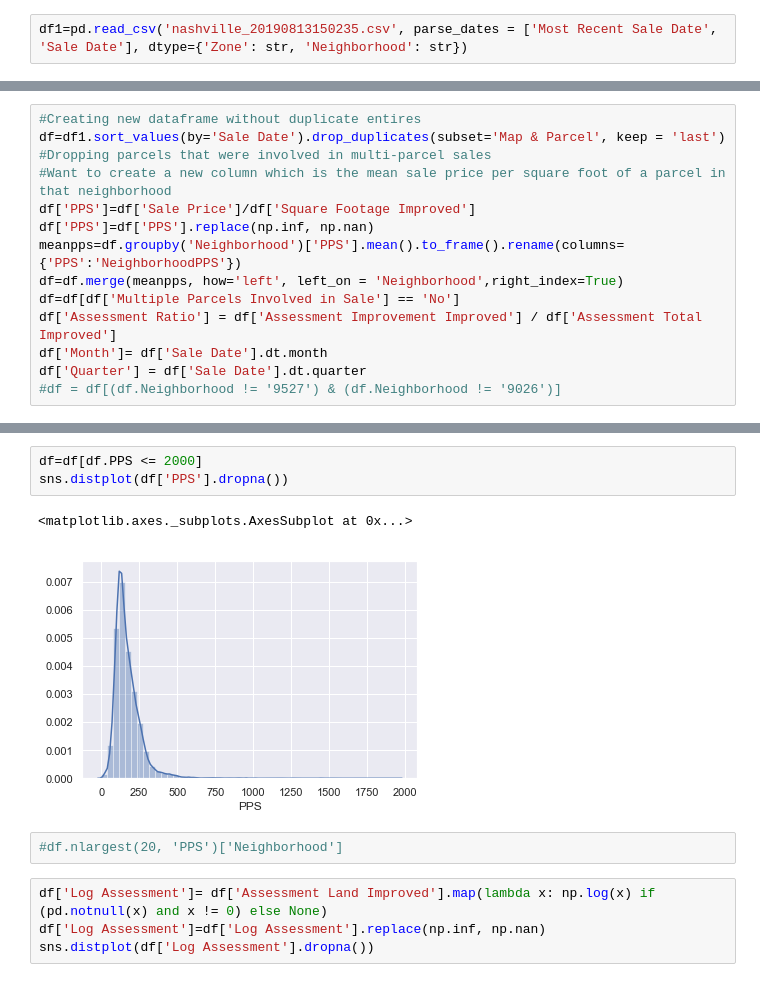
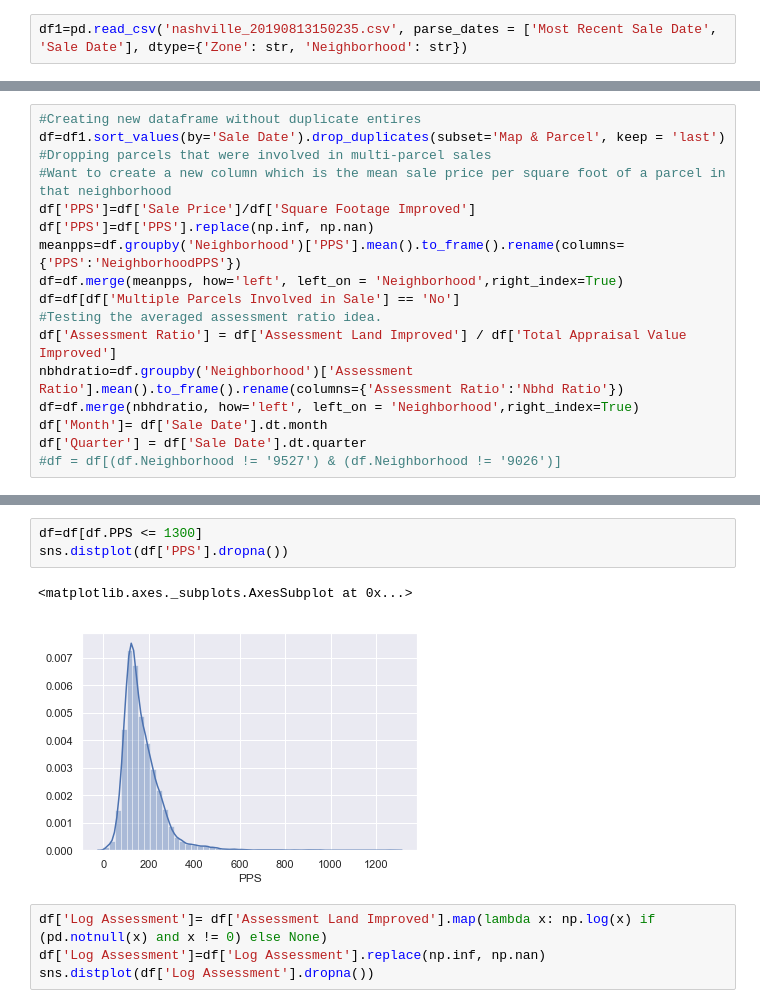
Before and after one commit to drewlehe/Nashville, a Jupyter notebook: MachineLearning.ipynb, the cells around one changed output, grey strips where cells are left out. Cells and saved outputs as stored; diff of their text form.

```diff
--- a/MachineLearning.ipynb
+++ b/MachineLearning.ipynb
@@ -47,7 +25,10 @@ df['PPS']=df['PPS'].replace(np.inf, np.nan)
 meanpps=df.groupby('Neighborhood')['PPS'].mean().to_frame().rename(columns={'PPS':'NeighborhoodPPS'})
 df=df.merge(meanpps, how='left', left_on = 'Neighborhood',right_index=True)
 df=df[df['Multiple Parcels Involved in Sale'] == 'No']
-df['Assessment Ratio'] = df['Assessment Improvement Improved'] / df['Assessment Total Improved']
+#Testing the averaged assessment ratio idea.
+df['Assessment Ratio'] = df['Assessment Land Improved'] / df['Total Appraisal Value Improved']
+nbhdratio=df.groupby('Neighborhood')['Assessment Ratio'].mean().to_frame().rename(columns={'Assessment Ratio':'Nbhd Ratio'})
+df=df.merge(nbhdratio, how='left', left_on = 'Neighborhood',right_index=True)
 df['Month']= df['Sale Date'].dt.month
 df['Quarter'] = df['Sale Date'].dt.quarter
 #df = df[(df.Neighborhood != '9527') & (df.Neighborhood != '9026')]
@@ -54,11 +42,9 @@ df['Quarter'] = df['Sale Date'].dt.quarter
 # %%
-df=df[df.PPS <= 2000]
+df=df[df.PPS <= 1300]
 sns.distplot(df['PPS'].dropna())
 # %% [output]
 <matplotlib.axes._subplots.AxesSubplot at 0x...>
-[figure, old version]
+[figure, new version]
-# %%
-#df.nlargest(20, 'PPS')['Neighborhood']
 # %%
 df['Log Assessment']= df['Assessment Land Improved'].map(lambda x: np.log(x) if (pd.notnull(x) and x != 0) else None)
 df['Log Assessment']=df['Log Assessment'].replace(np.inf, np.nan)
```
Also changed, not shown: parts of 21 cells of this notebook.
